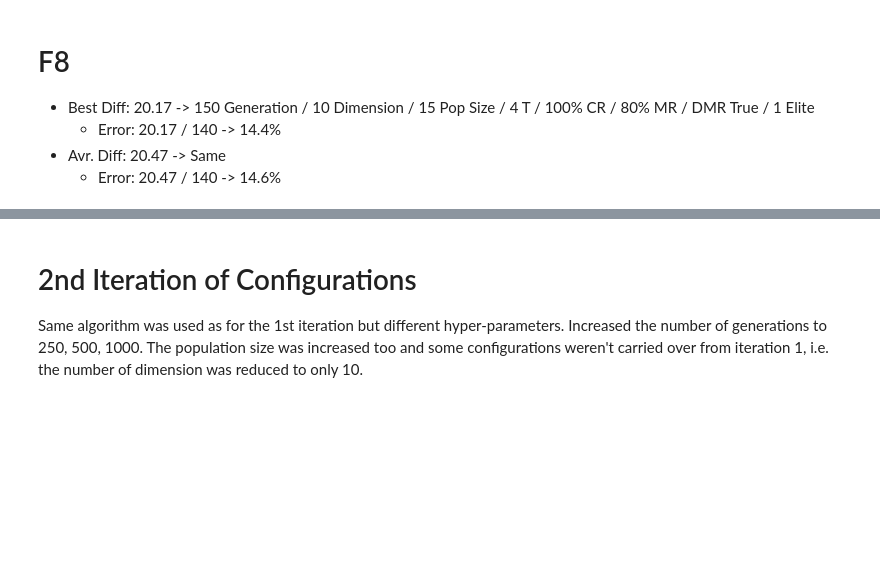
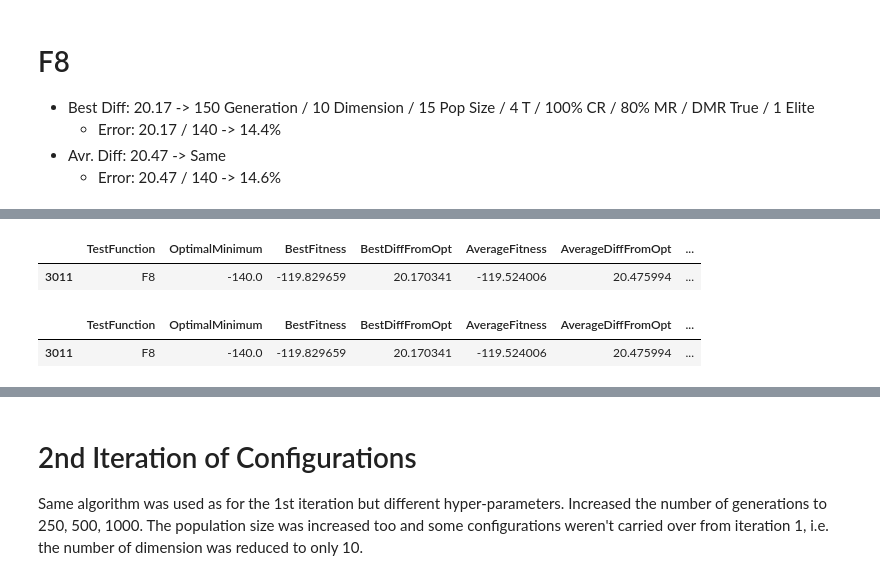
Before and after one commit to csupika/F21BC-CW2-GA-PSO, a Jupyter notebook: GA_notebook.ipynb, the cells around one changed output, grey strips where cells are left out. Saved outputs shown, nothing was run; the diff lists cells and outputs as text; code cells hidden in the pictures; blank space fills up the shorter version.

```diff
--- a/GA_notebook.ipynb
+++ b/GA_notebook.ipynb
@@ -186,0 +197,13 @@ df.query("TestFunction == 'F8'")
+# %%
+# Best Fitness
+df_F8_1st = df.query("TestFunction == 'F8'")
+df_F8_1st[df_F8_1st.BestDiffFromOpt == df_F8_1st.BestDiffFromOpt.min()]
+# %% [output]
+|  | TestFunction | OptimalMinimum | BestFitness | BestDiffFromOpt | AverageFitness | AverageDiffFromOpt | ... |
+| 3011 | F8 | -140.0 | -119.829659 | 20.170341 | -119.524006 | 20.475994 | ... |
+# %%
+# Best Average Fitness
+df_F8_1st[df_F8_1st.AverageDiffFromOpt == df_F8_1st.AverageDiffFromOpt.min()]
+# %% [output]
+|  | TestFunction | OptimalMinimum | BestFitness | BestDiffFromOpt | AverageFitness | AverageDiffFromOpt | ... |
+| 3011 | F8 | -140.0 | -119.829659 | 20.170341 | -119.524006 | 20.475994 | ... |
```
Also changed, not shown: parts of 42 cells of this notebook.
